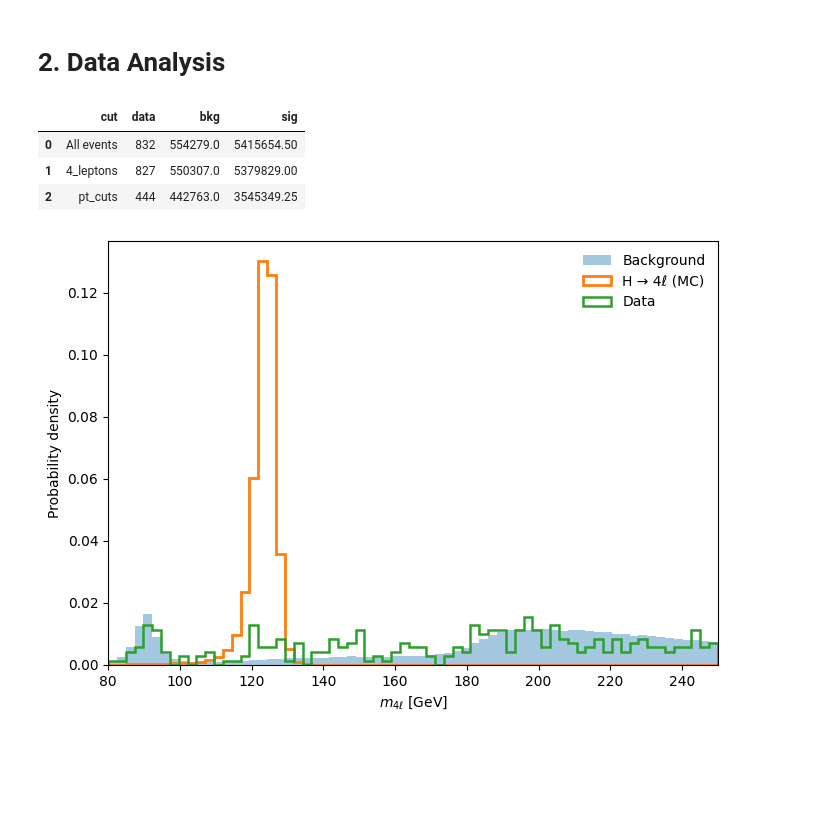
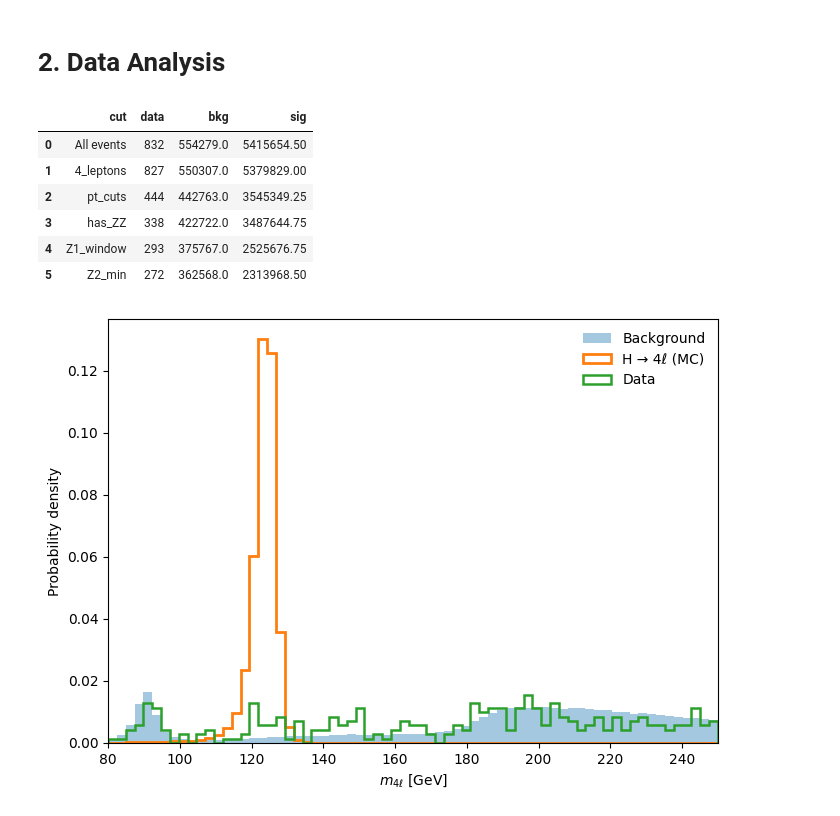
Before and after one commit to adityabhargava04/H4L, a Jupyter notebook: analysis_notebook.ipynb, the cells around one changed output. Saved outputs shown, nothing was run; the diff lists cells and outputs as text; code cells hidden in the pictures; blank space fills up the shorter version.

```diff
--- a/analysis_notebook.ipynb
+++ b/analysis_notebook.ipynb
@@ -88,20 +88,27 @@ plt.show()
 # 2. Data Analysis
 # %%
 selections = define_selections()
+
+preproc_data = add_zz_columns(preproc_data)
+preproc_bkg  = add_zz_columns(preproc_bkg)
+preproc_sig  = add_zz_columns(preproc_sig)
 
 cutflow = build_cutflow(
     preproc_data,
     preproc_bkg,
     preproc_sig,
-    selections
+    selections,
 )
 
 cutflow
 # %% [output]
 |  | cut | data | bkg | sig |
 | 0 | All events | 832 | 554279.0 | 5415654.50 |
 | 1 | 4_leptons | 827 | 550307.0 | 5379829.00 |
 | 2 | pt_cuts | 444 | 442763.0 | 3545349.25 |
+| 3 | has_ZZ | 338 | 422722.0 | 3487644.75 |
+| 4 | Z1_window | 293 | 375767.0 | 2525676.75 |
+| 5 | Z2_min | 272 | 362568.0 | 2313968.50 |
 # %%
 mask_data_pt = apply_selections(preproc_data, selections, upto="pt_cuts")
 mask_bkg_pt  = apply_selections(preproc_bkg,  selections, upto="pt_cuts")
```
Also changed, not shown: parts of 4 cells of this notebook, 5 other files.
